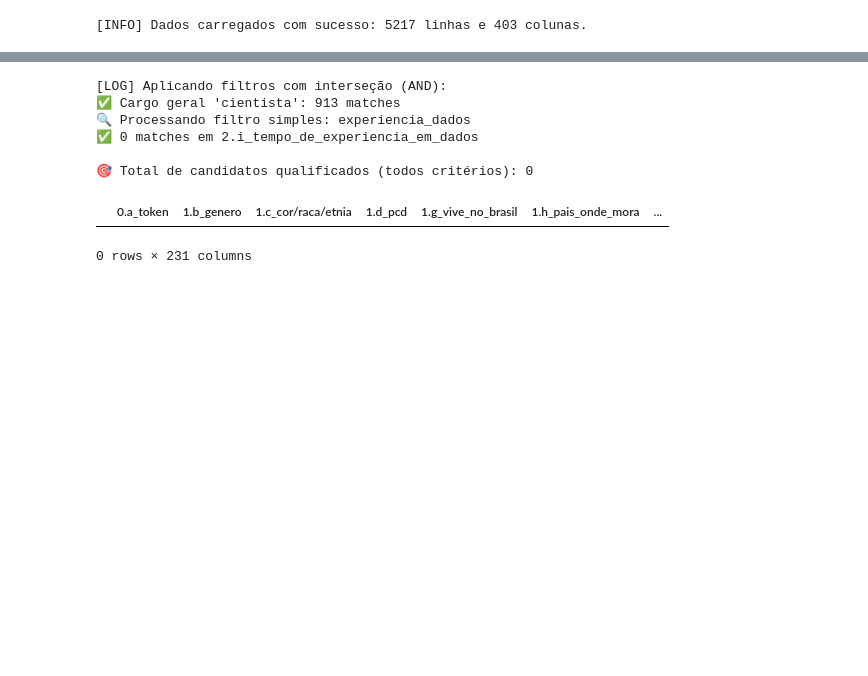
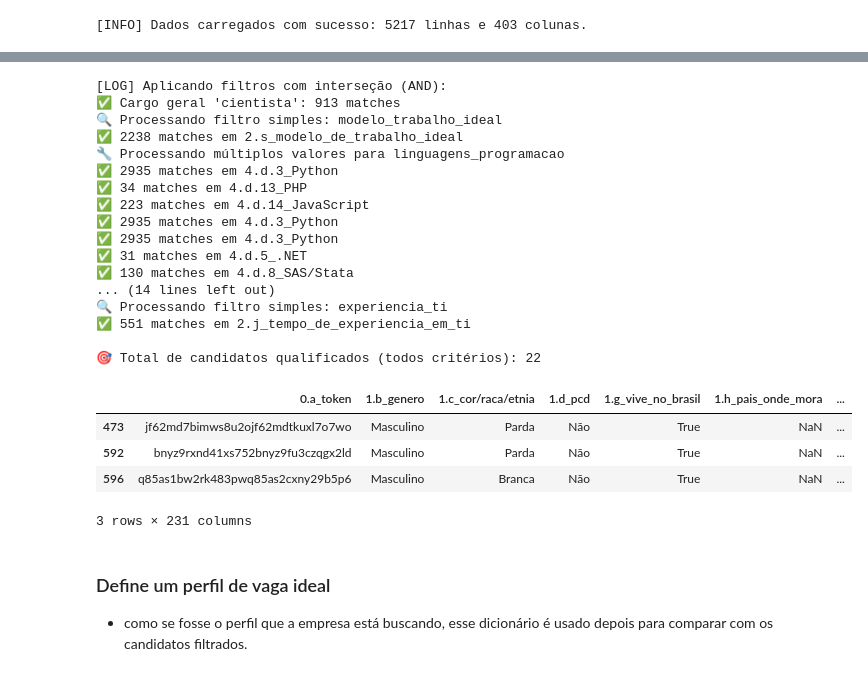
Before and after one commit to LuiMagno/Projeto-StateofData, a Jupyter notebook: notebooks/recomendacao_ia.ipynb, the cells around one changed output, grey strips where cells are left out. Drawn from its saved outputs; the diff is of its cells as text; code cells hidden in the pictures; blank space fills up the shorter version.

Commit message:
Atualização filtro.py e widgets

```diff
--- a/notebooks/recomendacao_ia.ipynb
+++ b/notebooks/recomendacao_ia.ipynb
@@ -60,23 +44,43 @@ df_selecionado = selecionar_colunas_recomendador(df)
 # %%
 reco = RecomendadorRH(df_selecionado)
 
 # Filtros podem ser aplicados se quiser restringir o universo
 criterios = {
     "cargo_geral": "cientista",
     "modelo_trabalho_ideal": "Remoto",
-    "experiencia_dados": "SQL"
+    "linguagens_programacao": "Python",
+    "senioridade": "Pleno",
+    "experiencia_ti": "2 anos"
+
 }
 df_filtrados = reco.aplicar_filtros(criterios)
 df_filtrados.head(3)
 # %% [output]
 [LOG] Aplicando filtros com interseção (AND):
 ✅ Cargo geral 'cientista': 913 matches
-🔍 Processando filtro simples: experiencia_dados
-✅ 0 matches em 2.i_tempo_de_experiencia_em_dados
+🔍 Processando filtro simples: modelo_trabalho_ideal
+✅ 2238 matches em 2.s_modelo_de_trabalho_ideal
+🔧 Processando múltiplos valores para linguagens_programacao
+✅ 2935 matches em 4.d.3_Python
+✅ 34 matches em 4.d.13_PHP
+✅ 223 matches em 4.d.14_JavaScript
+✅ 2935 matches em 4.d.3_Python
+✅ 2935 matches em 4.d.3_Python
+✅ 31 matches em 4.d.5_.NET
+✅ 130 matches em 4.d.8_SAS/Stata
+... (14 lines left out)
+🔍 Processando filtro simples: experiencia_ti
+✅ 551 matches em 2.j_tempo_de_experiencia_em_ti
 
-🎯 Total de candidatos qualificados (todos critérios): 0
+🎯 Total de candidatos qualificados (todos critérios): 22
 |  | 0.a_token | 1.b_genero | 1.c_cor/raca/etnia | 1.d_pcd | 1.g_vive_no_brasil | 1.h_pais_onde_mora | ... |
+| 473 | jf62md7bimws8u2ojf62mdtkuxl7o7wo | Masculino | Parda | Não | True | NaN | ... |
+| 592 | bnyz9rxnd41xs752bnyz9fu3czqgx2ld | Masculino | Parda | Não | True | NaN | ... |
+| 596 | q85as1bw2rk483pwq85as2cxny29b5p6 | Masculino | Branca | Não | True | NaN | ... |
-0 rows × 231 columns
+3 rows × 231 columns
+# %% [markdown]
+### Define um perfil de vaga ideal
+- como se fosse o perfil que a empresa está buscando, esse dicionário é usado depois para comparar com os candidatos filtrados.
 # %%
 vaga_exemplo = {
     "2.f_cargo_atual": "Cientista de Dados",
```
Also changed, not shown: parts of 16 cells of this notebook, 2 other files.
